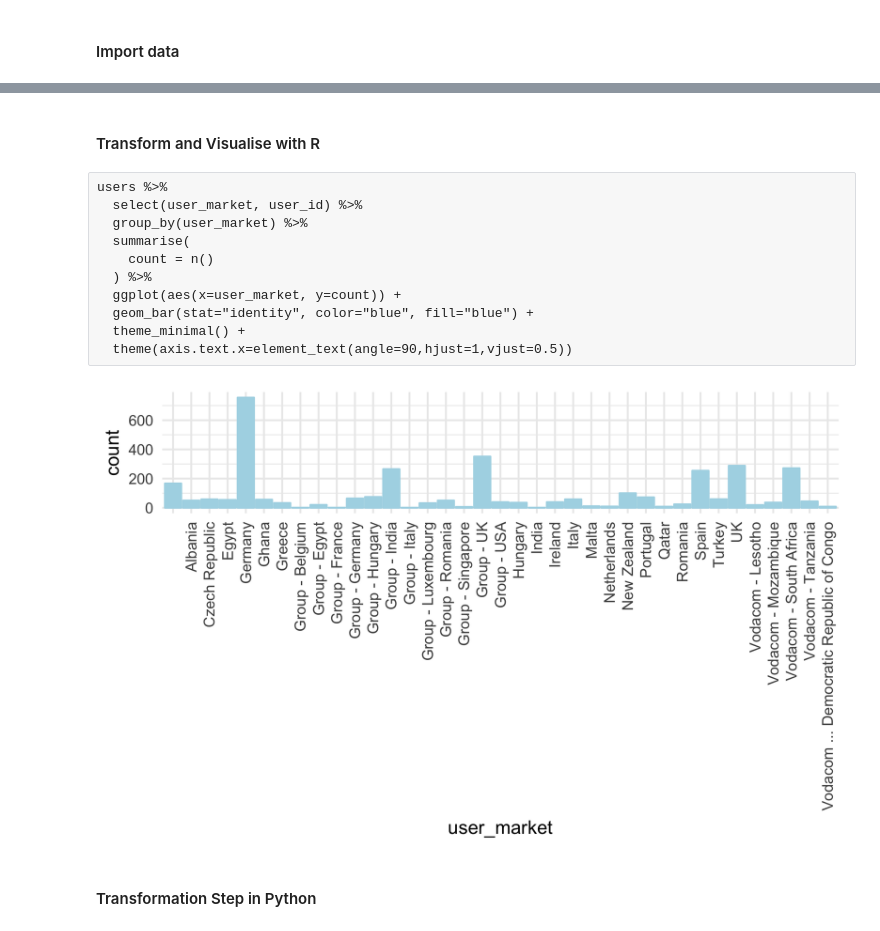
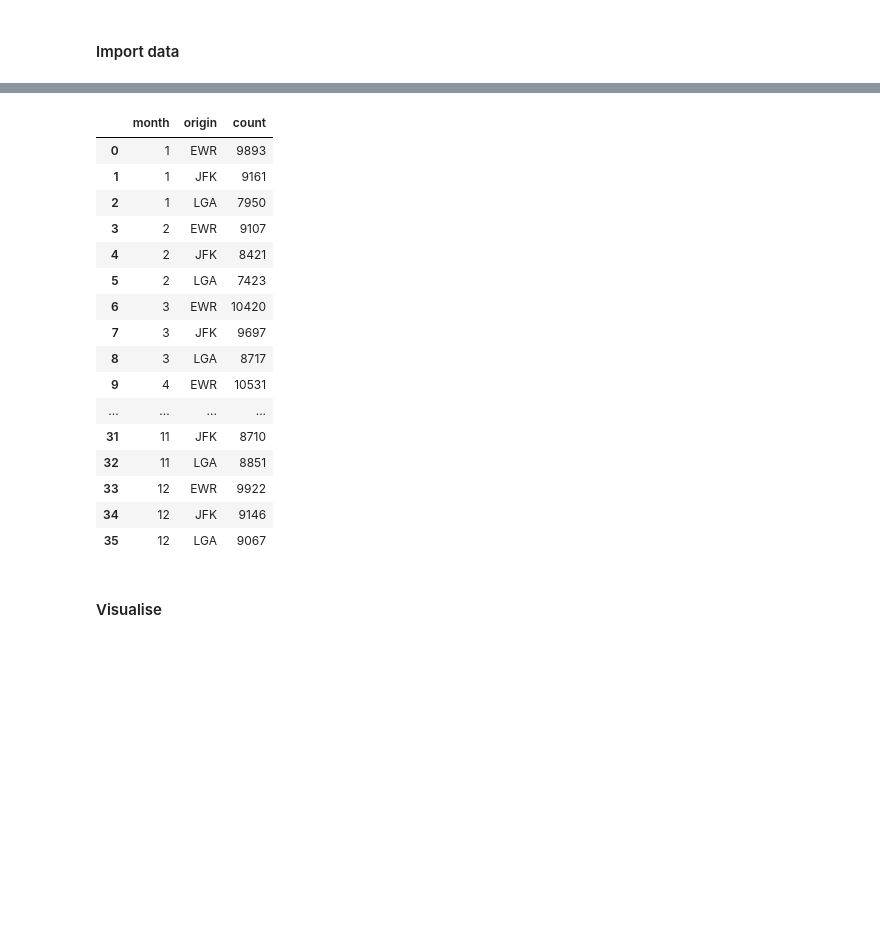
Before and after one commit to tkanngiesser/code-snippets, a Jupyter notebook: eda/transform/group.ipynb, the cells around one changed output, grey strips where cells are left out. Drawn from its saved outputs; the diff is of its cells as text; code cells hidden in the pictures; blank space fills up the shorter version.

```diff
--- a/eda/transform/group.ipynb
+++ b/eda/transform/group.ipynb
@@ -18,19 +43,22 @@ users = pd.read_csv('/Users/tinokanngiesser/code/vfu_eda/data/users.csv')
+# %%
+nycflights13
+# %% [output]
+|  | month | origin | count |
+| 0 | 1 | EWR | 9893 |
+| 1 | 1 | JFK | 9161 |
+| 2 | 1 | LGA | 7950 |
+| 3 | 2 | EWR | 9107 |
+| 4 | 2 | JFK | 8421 |
+| 5 | 2 | LGA | 7423 |
+| 6 | 3 | EWR | 10420 |
+| 7 | 3 | JFK | 9697 |
+| 8 | 3 | LGA | 8717 |
+| 9 | 4 | EWR | 10531 |
+| ... | ... | ... | ... |
+| 31 | 11 | JFK | 8710 |
+| 32 | 11 | LGA | 8851 |
+| 33 | 12 | EWR | 9922 |
+| 34 | 12 | JFK | 9146 |
+| 35 | 12 | LGA | 9067 |
 # %% [markdown]
-#### Transform and Visualise with R
+#### Visualise
-# %% [raw]
-users %>%
-  select(user_market, user_id) %>%
-  group_by(user_market) %>%
-  summarise(
-    count = n()
-  ) %>%
-  ggplot(aes(x=user_market, y=count)) +
-  geom_bar(stat="identity", color="blue", fill="blue") +
-  theme_minimal() +
-  theme(axis.text.x=element_text(angle=90,hjust=1,vjust=0.5))
-# %%
-Image(filename='/Users/tinokanngiesser/code/vfu_eda/data/plot.png')
-# %% [output]
-[figure, removed]
-# %% [markdown]
-#### Transformation Step in Python
```
Also changed, not shown: parts of 18 cells of this notebook.
